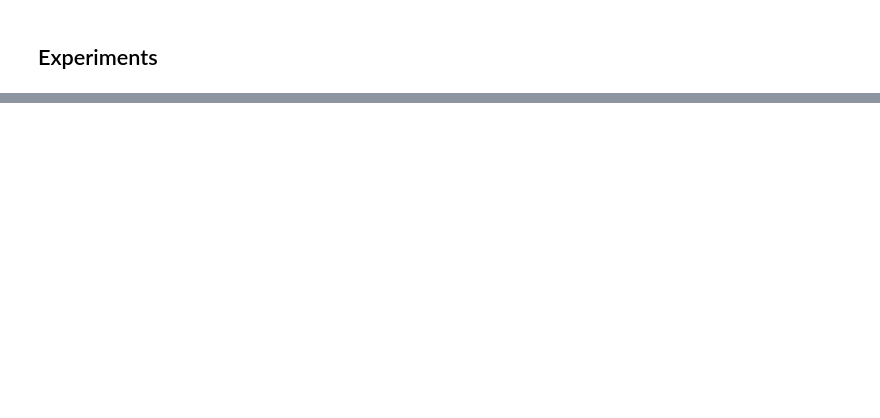
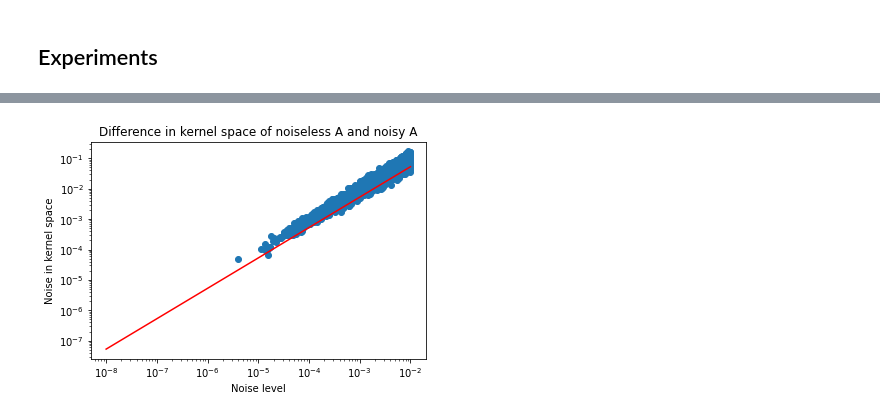
Before and after one commit to ksrivastava1/identifying-subspaces, a Jupyter notebook: subspace-experiment.ipynb, the cells around one changed output, grey strips where cells are left out. Cells and saved outputs as stored; diff of their text form; code cells hidden in the pictures; blank space fills up the shorter version.

```diff
--- a/subspace-experiment.ipynb
+++ b/subspace-experiment.ipynb
@@ -522,0 +542,11 @@ plt.show()
+# %%
+plt.scatter(lam_vec, err_U_test)
+plt.title("Difference in kernel space of noiseless A and noisy A")
+plt.xlabel("Noise level")
+plt.ylabel("Noise in kernel space")
+plt.xscale('log')
+plt.yscale('log')
+plt.plot(x,y,color = 'red')
+plt.show()
+# %% [output]
+[figure, added]
```
Also changed, not shown: parts of 47 cells of this notebook.
